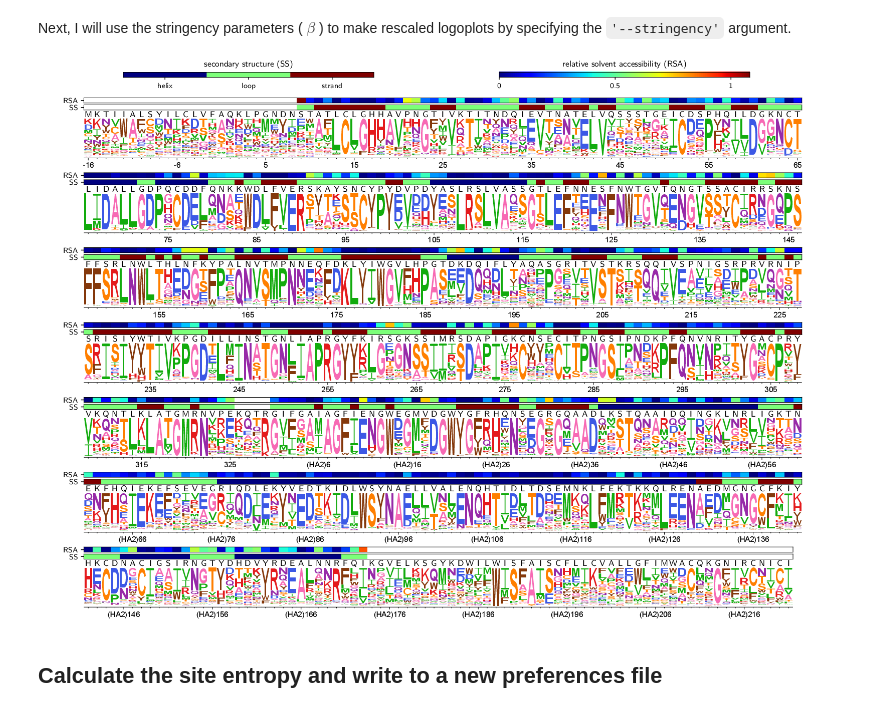
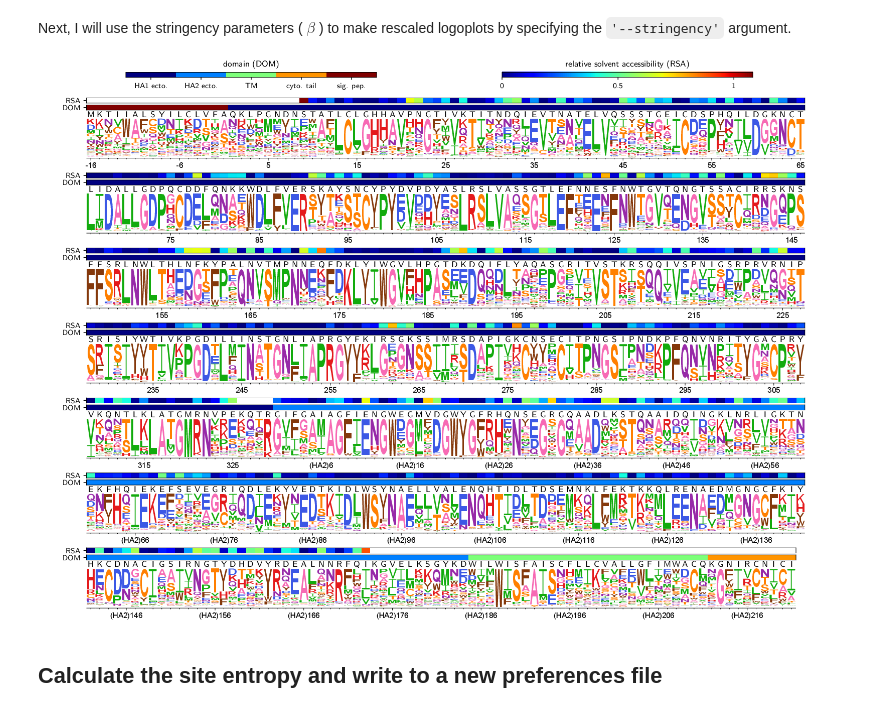
Before and after one commit to jbloomlab/Perth2009-DMS-Manuscript, a Jupyter notebook: analysis_code/Perth2009_DMS_analysis.ipynb, the cells around one changed output. Saved outputs shown, nothing was run; the diff lists cells and outputs as text; code cells hidden in the pictures.

Commit message:
Altered logoplot to show HA domain

```diff
--- a/analysis_code/Perth2009_DMS_analysis.ipynb
+++ b/analysis_code/Perth2009_DMS_analysis.ipynb
@@ -348,6 +353,8 @@ ssfile = os.path.join(renumberedprefsdir, 'SS.csv')
 dssp_df[['site', 'SS']].to_csv(ssfile, index=False)
 rsafile = os.path.join(renumberedprefsdir, 'RSA.csv')
 dssp_df[['site', 'RSA']].to_csv(rsafile, index=False)
+
+domainfile = os.path.join(renumberedprefsdir, 'domains.csv')
 # %%
 seq_wtoverlayfile = os.path.join(prefsdir, 'wildtypeoverlayfile.csv')
 aacounts = dms_tools2.utils.codonToAACounts(
@@ -362,20 +410,20 @@ Next, I will use the stringency parameters ( $\beta$ ) to make rescaled logoplot
 # %%
 rescaledlogoname = 'rescaled-avgprefs'
 
 log = !dms2_logoplot \
         --prefs {rescaledavgprefs} \
         --name {rescaledlogoname} \
         --outdir {logodir} \
         --overlay1 {wtoverlayfile} wildtype wildtype \
-        --overlay2 {ssfile} SS "secondary structure" \
+        --overlay2 {domainfile} DOM "domain" \
         --overlay3 {rsafile} RSA "relative solvent accessibility" \
         --nperline 81 \
-        --use_existing {use_existing}
+        --use_existing no
 
 rescaledlogoplot = os.path.join(logodir, '{0}_prefs.pdf'.format(rescaledlogoname))
 showPDF(rescaledlogoplot)
 # %% [output]
-[figure, old version]
+[figure, new version]
 # %% [markdown]
 ## Calculate the site entropy and write to a new preferences file
 # %%
```
Also changed, not shown: parts of 3 cells of this notebook, 2 other files.
